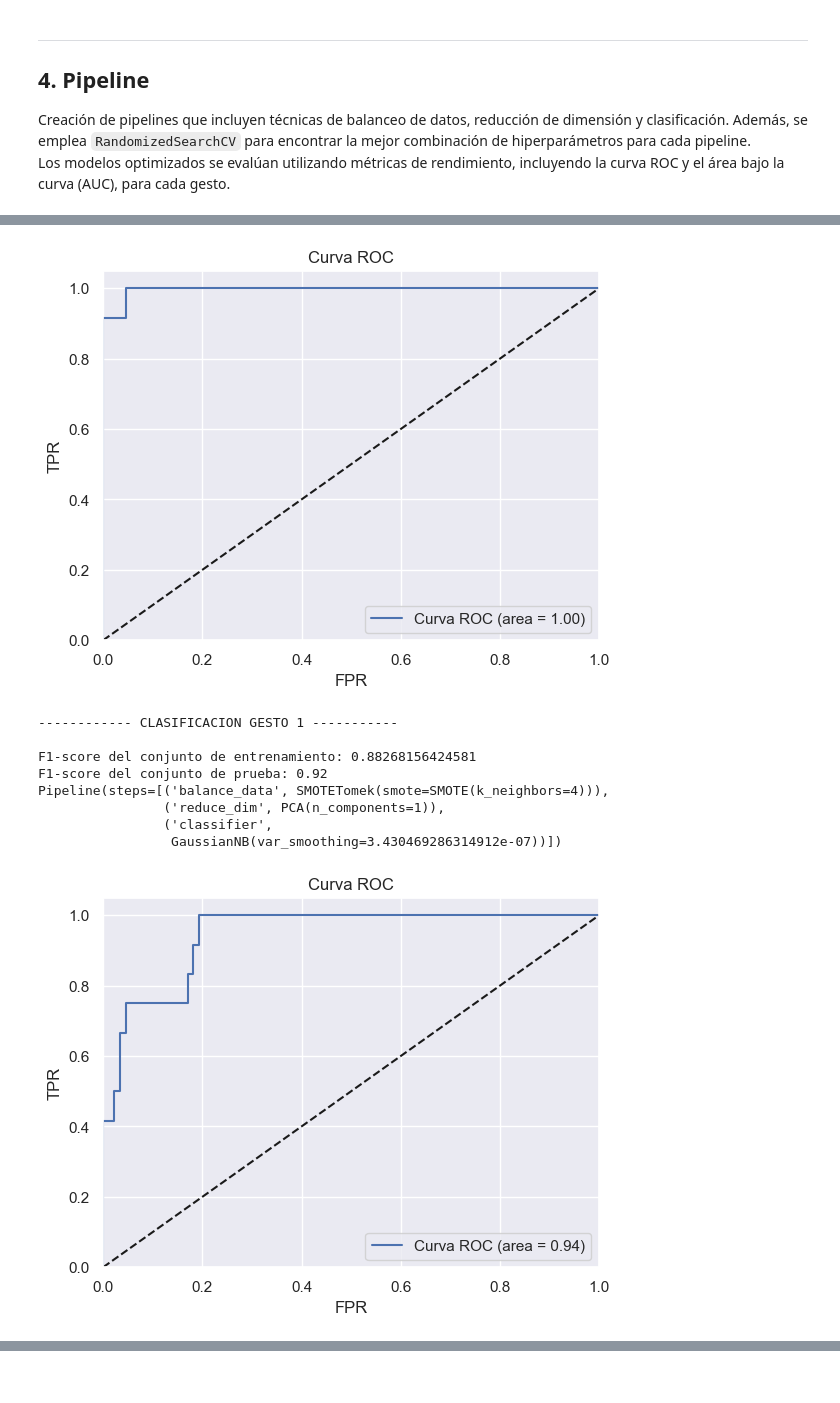
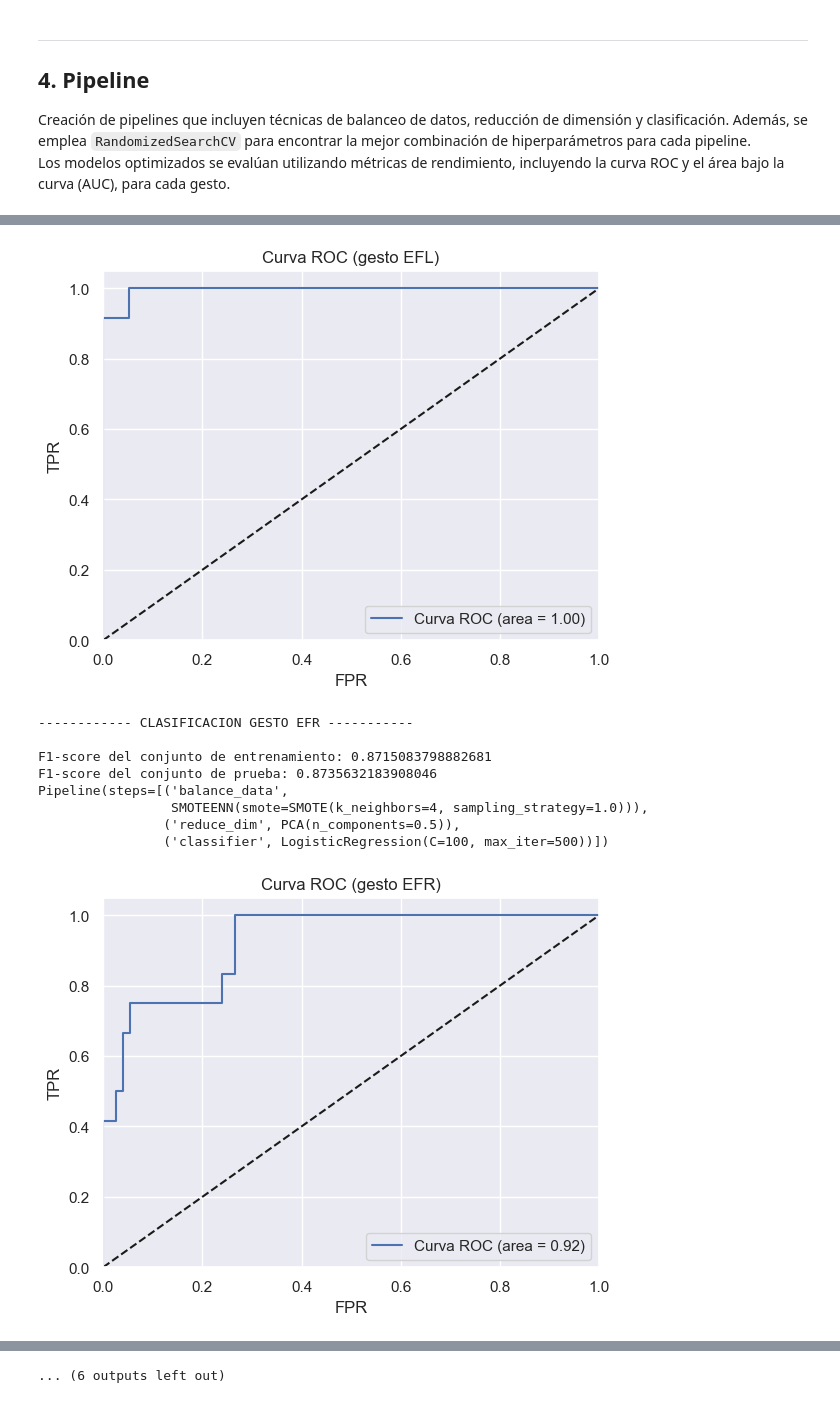
Before and after one commit to nmartinser/Telerehabilitation, a Jupyter notebook: notebooks/fase_2.ipynb, the cells around one changed output, grey strips where cells are left out. Saved outputs shown, nothing was run; the diff lists cells and outputs as text; code cells hidden in the pictures.

```diff
--- a/notebooks/fase_2.ipynb
+++ b/notebooks/fase_2.ipynb
@@ -78,7 +93,7 @@ df = pd.read_csv('../Resultados/medidasPerRepetition.csv', dtype=object)
 ## 1. Preprocesado
 # %%
 # ------Preparar el dataset-------
-df = df.drop(['GestureName'], axis=1)
+# df = df.drop(['GestureName'], axis=1)
 
 encoder = OrdinalEncoder(categories=[list(set(df["Position"].values))])
 encoder.fit(df[["Position"]])
@@ -119,11 +134,11 @@ def split_df_gestures(df:pd.DataFrame, target: str):
         Array 1D con las etiquetas del conjunto de prueba.
     """
     # Selecciona los datos de prueba (varios sujetos)
-    test_df = df.loc[(df.SubjectID==102) | (df.SubjectID==105) | (df.SubjectID==107) | (df.SubjectID==201) |
+    test_df = df.loc[(df.SubjectID==102) | (df.SubjectID==105) | (df.SubjectID==201) |
                 (df.SubjectID==202) | (df.SubjectID==205) | (df.SubjectID==211) |(df.SubjectID==301) | (df.SubjectID==302)]
 
     # Selecciona los datos de entrenamiento excluyendo los mismos sujetos
-    train_df = df.loc[(df.SubjectID!=102) & (df.SubjectID!=105) & (df.SubjectID!=107) & (df.SubjectID!=201) &
+    train_df = df.loc[(df.SubjectID!=102) & (df.SubjectID!=105)  & (df.SubjectID!=201) &
                     (df.SubjectID!=202) & (df.SubjectID!=205) & (df.SubjectID!=211) & (df.SubjectID!=301) & (df.SubjectID!=302)]
 
     # Separa las características y las etiquetas en el conjunto de entrenamiento
@@ -249,11 +264,13 @@ with open('../Resultados/Results_imblearn.txt', 'w') as file:
     for gesture in gestures:
         # Filtra el DataFrame para obtener solo las filas correspondientes al gesto
         df_gesture = df[df['GestureLabel'] == gesture]
+        gesture_name = df_gesture['GestureName'].unique()[0]
+        df_gesture = df_gesture.drop(['GestureName'], axis=1)
 
         # Divide el DataFrame en conjuntos de entrenamiento y prueba
         X_train, X_test, y_train, y_test = split_df_gestures(df_gesture, 'CorrectLabel')
 
-        file.write(f'\n------------ CLASIFICACION GESTO {gesture} -----------\n')
+        file.write(f'\n------------ CLASIFICACION GESTO {gesture_name} -----------\n')
         aplicar_imblearn(X_train, y_train, X_test, y_test, file)
 # %% [markdown]
 Después de evaluar los resultados en el archivo de salida ``Results_imblearn.txt``, se determinó que la técnica de balanceo de datos con mejor rendimiento es **SMOTETomek** y **SMOTEENN**. Por lo tanto, se utilizará esta técnica para generar y presentar los nuevos datos balanceados.
@@ -317,9 +347,9 @@ Los modelos optimizados se evalúan utilizando métricas de rendimiento, incluye
 # Definir la malla de parámetros
 param_grid = [
     {
-        'balance_data': [SMOTETomek(smote=SMOTE(k_neighbors=2)),
-                         SMOTEENN(smote=SMOTE(k_neighbors=2))],
-        'balance_data__smote__k_neighbors': [2, 3, 4],
+        'balance_data': [SMOTETomek(smote=SMOTE(k_neighbors=3, sampling_strategy=1.0)),
+                         SMOTEENN(smote=SMOTE(k_neighbors=3, sampling_strategy=1.0))],
+        'balance_data__smote__k_neighbors': [3, 4],
         'reduce_dim__n_components': [0.5, 0.7, 0.8, 0.90, 1],
         'classifier': [KNeighborsClassifier()],
         'classifier__n_neighbors': [2, 3, 5],
@@ -327,44 +357,44 @@ param_grid = [
         'classifier__algorithm': ['auto', 'ball_tree', 'kd_tree', 'brute']
     },
     {
-        'balance_data': [SMOTETomek(smote=SMOTE(k_neighbors=2)),
-                         SMOTEENN(smote=SMOTE(k_neighbors=2))],
-        'balance_data__smote__k_neighbors': [2, 3, 4],
+        'balance_data': [SMOTETomek(smote=SMOTE(k_neighbors=3, sampling_strategy=1.0)),
+                         SMOTEENN(smote=SMOTE(k_neighbors=3, sampling_strategy=1.0))],
+        'balance_data__smote__k_neighbors': [3, 4],
         'reduce_dim__n_components': [0.5, 0.7, 0.8, 0.90, 1],
         'classifier': [DecisionTreeClassifier()],
         'classifier__criterion': ['gini', 'entropy'],
         'classifier__max_depth': [None, 10, 20, 30]
     },
     {
-        'balance_data': [SMOTETomek(smote=SMOTE(k_neighbors=2)),
-                         SMOTEENN(smote=SMOTE(k_neighbors=2))],
-        'balance_data__smote__k_neighbors': [2, 3, 4],
+        'balance_data': [SMOTETomek(smote=SMOTE(k_neighbors=3, sampling_strategy=1.0)),
+                         SMOTEENN(smote=SMOTE(k_neighbors=3, sampling_strategy=1.0))],
+        'balance_data__smote__k_neighbors': [3, 4],
         'reduce_dim__n_components': [0.5, 0.7, 0.8, 0.90, 1],
         'classifier': [GaussianNB()],
         'classifier__var_smoothing': np.logspace(0, -8, num=100)
     },
     {
-        'balance_data': [SMOTETomek(smote=SMOTE(k_neighbors=2)),
-                         SMOTEENN(smote=SMOTE(k_neighbors=2))],
-        'balance_data__smote__k_neighbors': [2, 3, 4],
+        'balance_data': [SMOTETomek(smote=SMOTE(k_neighbors=3, sampling_strategy=1.0)),
+                         SMOTEENN(smote=SMOTE(k_neighbors=3, sampling_strategy=1.0))],
+        'balance_data__smote__k_neighbors': [3, 4],
         'reduce_dim__n_components': [0.5, 0.7, 0.8, 0.90, 1],
         'classifier': [SVC(probability=True)],
         'classifier__kernel': ['linear', 'poly', 'rbf', 'sigmoid'],
         'classifier__C': [0.1, 1, 10, 100]
     },
     {
-        'balance_data': [SMOTETomek(smote=SMOTE(k_neighbors=2)),
-                         SMOTEENN(smote=SMOTE(k_neighbors=2))],
-        'balance_data__smote__k_neighbors': [2, 3, 4],
+        'balance_data': [SMOTETomek(smote=SMOTE(k_neighbors=3, sampling_strategy=1.0)),
+                         SMOTEENN(smote=SMOTE(k_neighbors=3, sampling_strategy=1.0))],
+        'balance_data__smote__k_neighbors': [3, 4],
         'reduce_dim__n_components': [0.5, 0.7, 0.8, 0.90, 1],
         'classifier': [RandomForestClassifier()],
         'classifier__n_estimators': [200, 300],
         'classifier__max_features': ['sqrt', 'log2']
     },
     {
-        'balance_data': [SMOTETomek(smote=SMOTE(k_neighbors=2)),
-                         SMOTEENN(smote=SMOTE(k_neighbors=2))],
-        'balance_data__smote__k_neighbors': [2, 3, 4],
+        'balance_data': [SMOTETomek(smote=SMOTE(k_neighbors=3, sampling_strategy=1.0)),
+                         SMOTEENN(smote=SMOTE(k_neighbors=3, sampling_strategy=1.0))],
+        'balance_data__smote__k_neighbors': [3, 4],
         'reduce_dim__n_components': [0.5, 0.7, 0.8, 0.90, 1],
         'classifier': [LogisticRegression(max_iter=500)],
         'classifier__C': [0.01, 0.1, 1, 10, 100]
@@ -378,20 +408,22 @@ logo = LeaveOneGroupOut()
 for gesture in gestures:
 
     df_gesture = df[df['GestureLabel'] == gesture]
+    gesture_name = df_gesture['GestureName'].unique()[0]
+    df_gesture = df_gesture.drop(['GestureName'], axis=1)
     df_gesture = df_gesture.drop(['GestureLabel'], axis=1)
     # Dividir los datos en conjuntos de entrenamiento y prueba
     X_train, X_test, y_train, y_test = split_df_gestures(df_gesture, 'CorrectLabel')
 
-    print(f'\n------------ CLASIFICACION GESTO {gesture} -----------\n')
+    print(f'\n------------ CLASIFICACION GESTO {gesture_name} -----------\n')
 
     # Crear el pipeline con técnicas de balanceo, reducción de dimensión y modelo de clasificación
-    pipeline = Pipeline([('balance_data',  SMOTETomek(smote=SMOTE(k_neighbors=2))),
+    pipeline = Pipeline([('balance_data',  SMOTETomek(smote=SMOTE(k_neighbors=3, sampling_strategy=1.0))),
                         ('reduce_dim', PCA()),
                         ('classifier', KNeighborsClassifier(n_neighbors=2))])
 
     # RandomizedSearchCV para encontrar los mejores hiperparámetros
     random = RandomizedSearchCV(pipeline, param_grid, cv=logo,
-                                n_jobs=-1, n_iter=5, scoring='f1')
+                                n_jobs=-1, n_iter=5, scoring='roc_auc')
     random.fit(X_train, y_train, groups=X_train['SubjectID'])
     # Mejor pipeline encontrado
     best_pipeline = random.best_estimator_
@@ -408,9 +440,8 @@ for gesture in gestures:
 
     # guardar el modelo entrenado
     if roc_auc >= 0.65:
-        filename = f'../Resultados/modelo_gesto{gesture}.sav'
+        filename = f'../Resultados/modelo_{gesture_name}.sav'
         joblib.dump(make_pipeline(encoder, best_pipeline), filename)
-
 
     # Graficar la curva ROC
     plt.figure()
@@ -420,7 +451,7 @@ for gesture in gestures:
     plt.ylim([0.0, 1.05])
     plt.xlabel('FPR')
     plt.ylabel('TPR')
-    plt.title('Curva ROC')
+    plt.title(f'Curva ROC (gesto {gesture_name})')
     plt.legend()
     plt.show()
 # %% [output]
@@ -435,10 +467,10 @@ Pipeline(steps=[('balance_data', SMOTEENN(smote=SMOTE(k_neighbors=4))),
-[figure, old version]
+[figure, new version]
------------- CLASIFICACION GESTO 1 -----------
+------------ CLASIFICACION GESTO EFR -----------
 
-F1-score del conjunto de entrenamiento: 0.88268156424581
-F1-score del conjunto de prueba: 0.92
-Pipeline(steps=[('balance_data', SMOTETomek(smote=SMOTE(k_neighbors=4))),
-                ('reduce_dim', PCA(n_components=1)),
-                ('classifier',
-                 GaussianNB(var_smoothing=3.430469286314912e-07))])
+F1-score del conjunto de entrenamiento: 0.8715083798882681
+F1-score del conjunto de prueba: 0.8735632183908046
+Pipeline(steps=[('balance_data',
+                 SMOTEENN(smote=SMOTE(k_neighbors=4, sampling_strategy=1.0))),
+                ('reduce_dim', PCA(n_components=0.5)),
+                ('classifier', LogisticRegression(C=100, max_iter=500))])
-[figure, old version]
+[figure, new version]
@@ -445,0 +516 @@ Pipeline(steps=[('balance_data', SMOTETomek(smote=SMOTE(k_neighbors=4))),
+... (6 outputs left out)
```
Also changed, not shown: parts of 3 cells of this notebook.
